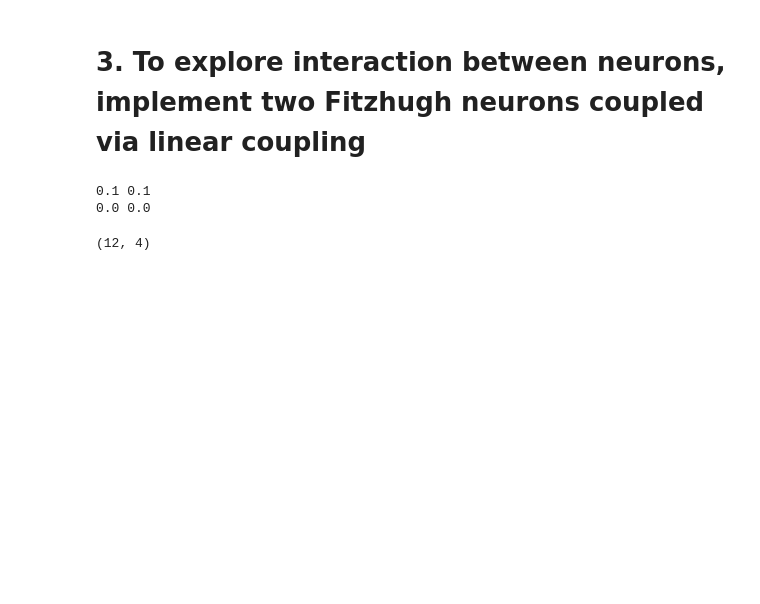
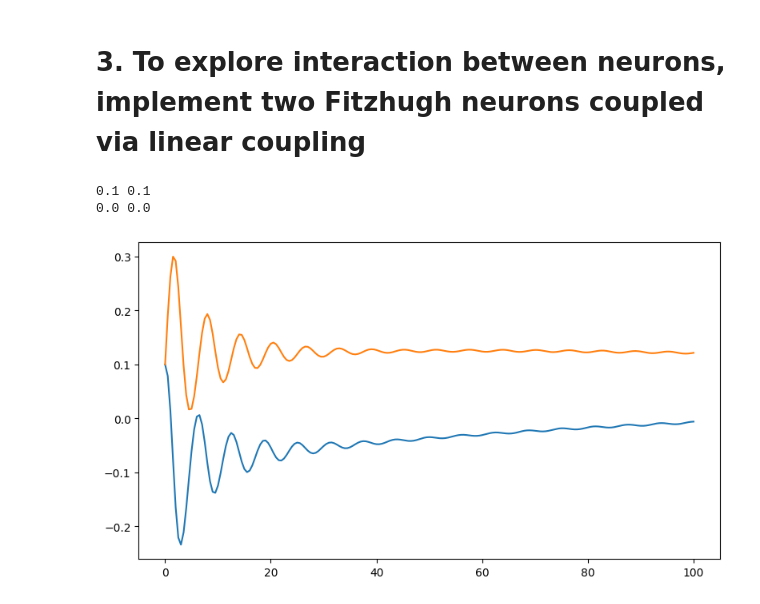
Before and after one commit to ZaratexD/Applied_Math, a Jupyter notebook: solution.ipynb, the cells around one changed output. Drawn from its saved outputs; the diff is of its cells as text; code cells hidden in the pictures; blank space fills up the shorter version.

Commit message:
sweet, not too familiar with Neurons but graph looks fine.

```diff
--- a/solution.ipynb
+++ b/solution.ipynb
@@ -328,8 +328,8 @@ def fitzhugh(t, y, a, b, c, I):
 # %%
 def mod_fitzhugh(t, y, a, b, c, I, d): # FIGURE OUT HOW TO PASS ADDITIONAL VARIABLES
 
-    v1, v2 = y0[:2]
-    w1, w2 = y0[2:4]
+    v1, v2 = y[:2]
+    w1, w2 = y[2:4]
     a1, a2 = a
     d12, d21 = d
 
@@ -364,16 +364,22 @@ print(w1, w2)
 
 t_eval = np.arange(0.0, 100.5, 0.5)
 
-coupling_fitzhugh_sol = solve_ivp(
+CF_sol = solve_ivp(
     mod_fitzhugh,
     args = (a, b, c, I, d),
-    t_span=(float(t_eval[0]), float(t_eval[-1])),
+    t_span = (0.0, 100.0),
+    t_eval = t_eval,
     y0=y0,
     method='BDF'
 )
 # %%
-coupling_results = coupling_fitzhugh_sol.y.T
+t = CF_sol.t
+v1, v2, w1, w2 = CF_sol.y
 
-print(coupling_results.shape)
+plt.figure(figsize=(8, 4.5))
+plt.plot(t, v1, label='v1(t)')
+plt.plot(t, v2, label='v2(t)')
+plt.tight_layout()
+plt.show()
 # %% [output]
-(12, 4)
+[figure, added]
```
